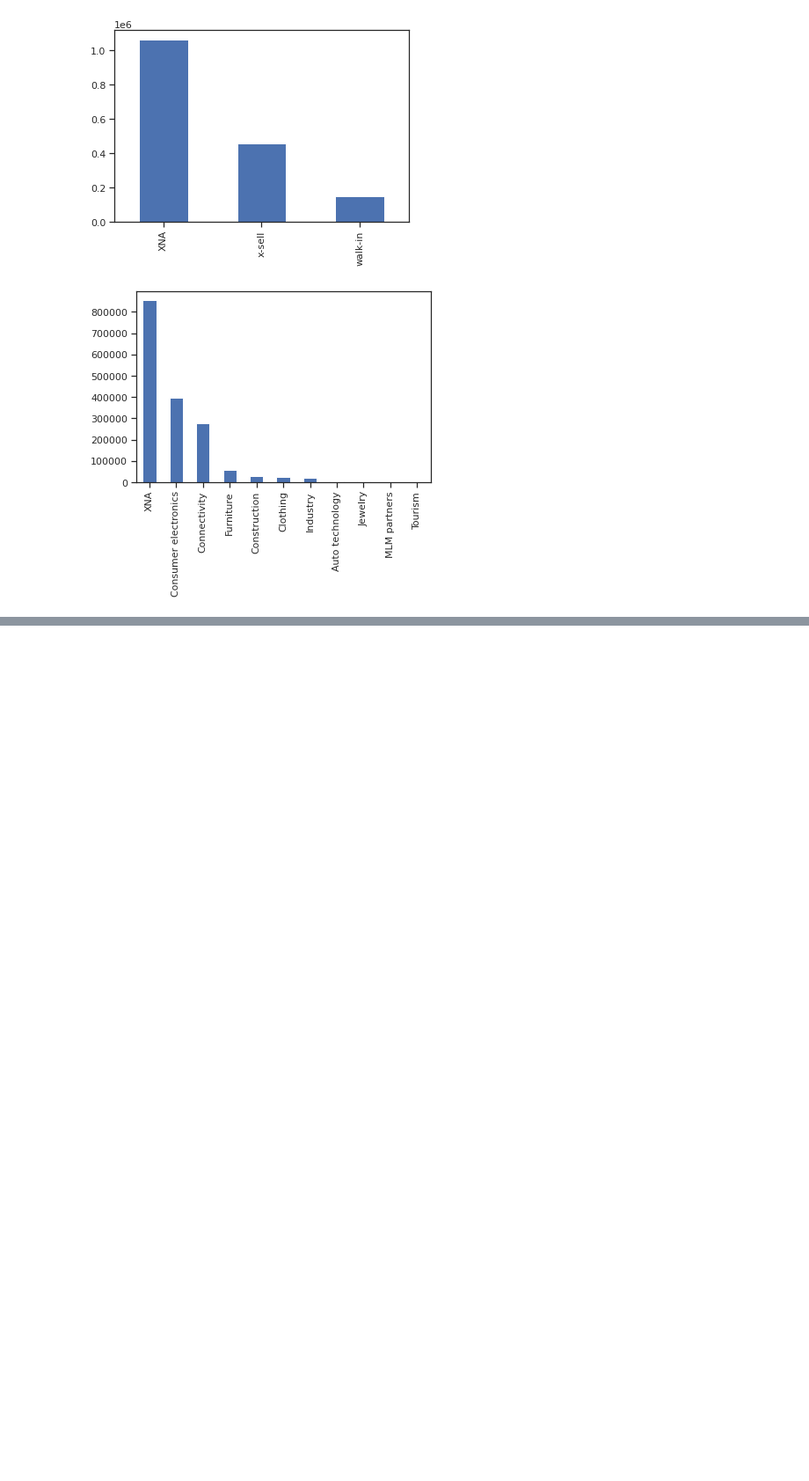
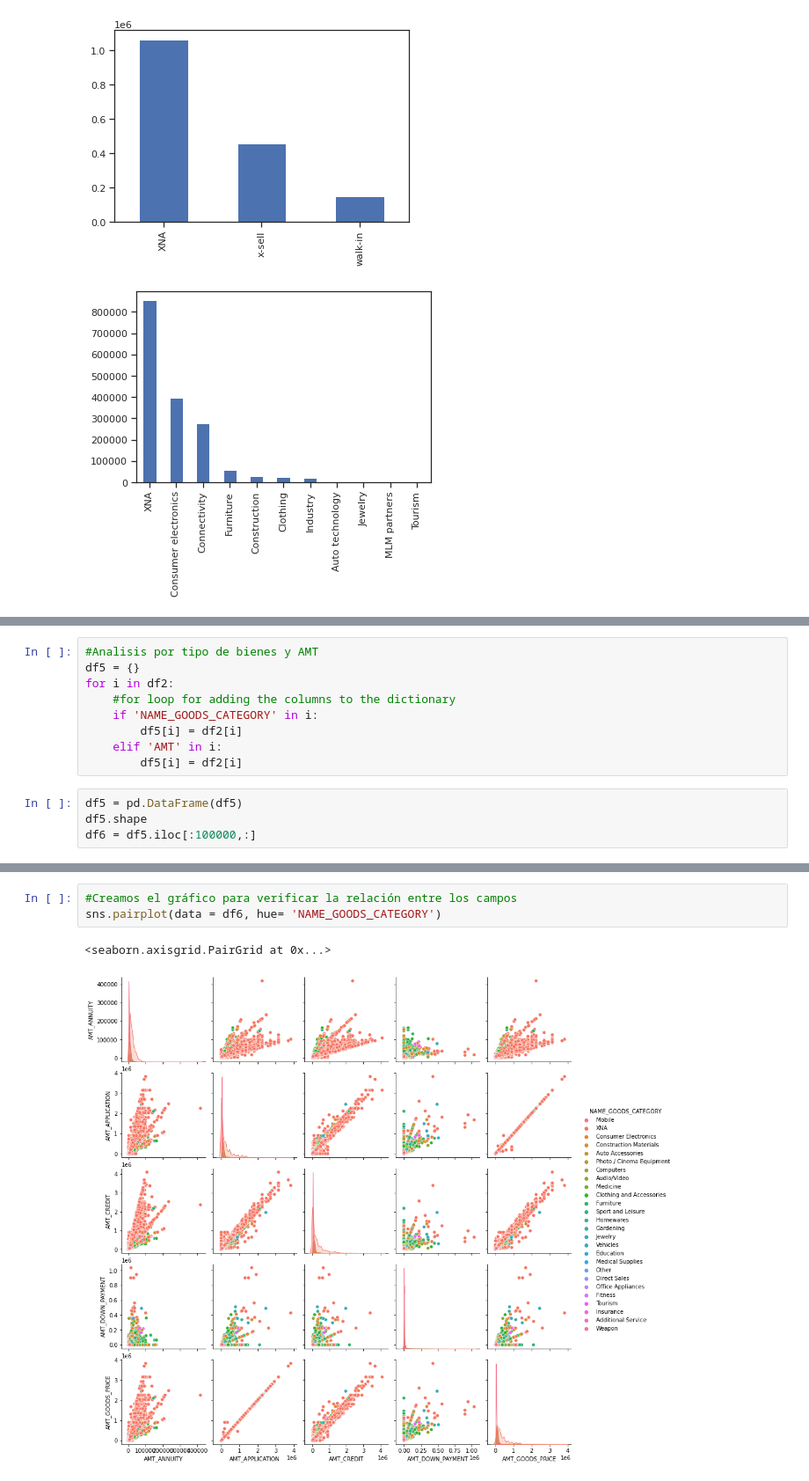
Before and after one commit to jhonathanmpg/coderhouse-clase-35, a Jupyter notebook: Idea+Peña.ipynb, the cells around one changed output, grey strips where cells are left out. Shown at 88% size. Drawn from its saved outputs; the diff is of its cells as text; blank space fills up the shorter version.

```diff
--- a/Idea+Peña.ipynb
+++ b/Idea+Peña.ipynb
@@ -133,0 +193,13 @@ for i in columns_to_plot:
+# %%
+#Analisis por tipo de bienes y AMT
+df5 = {}
+for i in df2:
+    #for loop for adding the columns to the dictionary
+    if 'NAME_GOODS_CATEGORY' in i:
+        df5[i] = df2[i]
+    elif 'AMT' in i:
+        df5[i] = df2[i]
+# %%
+df5 = pd.DataFrame(df5)
+df5.shape
+df6 = df5.iloc[:100000,:]
@@ -133,0 +212,6 @@ for i in columns_to_plot:
+# %%
+#Creamos el gráfico para verificar la relación entre los campos
+sns.pairplot(data = df6, hue= 'NAME_GOODS_CATEGORY')
+# %% [output]
+<seaborn.axisgrid.PairGrid at 0x...>
+[figure, added]
```
Also changed, not shown: parts of 13 cells of this notebook.
